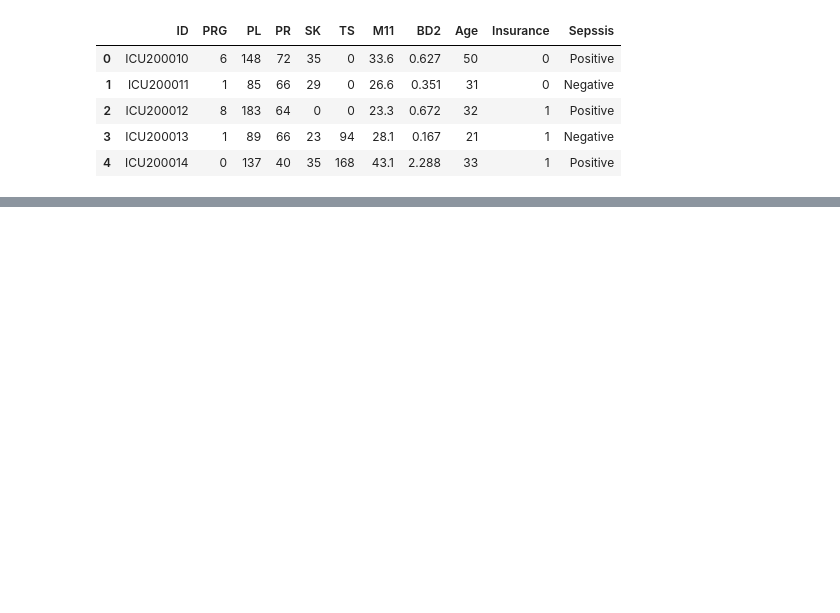
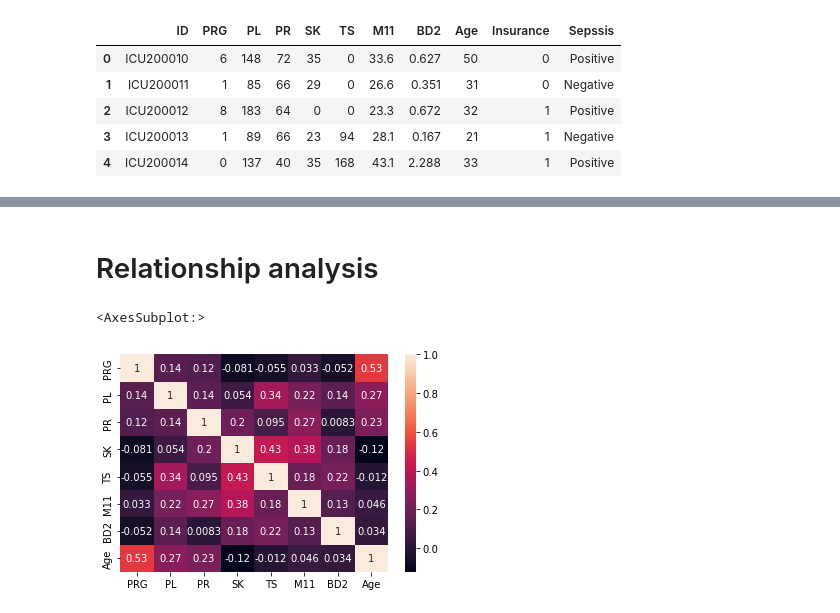
Before and after one commit to mixmav/machine-learning-A1-RMIT, a Jupyter notebook: solution/s3783375.ipynb, the cells around one changed output, grey strips where cells are left out. Drawn from its saved outputs; the diff is of its cells as text; code cells hidden in the pictures; blank space fills up the shorter version.

```diff
--- a/solution/s3783375.ipynb
+++ b/solution/s3783375.ipynb
@@ -1,9 +12,9 @@
 # %%
 import pandas as pd
-import matplotlib.pyplot as plt
 import numpy as np
+import seaborn as sns
 
-data = pd.read_csv('D:/Uni/machine-learning/assignments/1/solution/Paitients_Files_Train.csv', delimiter=',')
+data = pd.read_csv('D:/Uni/machine-learning/assignments/1/solution/Paitients_Files_Train.csv')
 data.head()
 # %% [output]
 |  | ID | PRG | PL | PR | SK | TS | M11 | BD2 | Age | Insurance | Sepssis |
@@ -41,0 +90,4 @@ VBox(children=(Tab(children=(Tab(children=(GridBox(children=(VBox(children=(Grid
+# %%
+patients = data.drop(['Insurance', 'ID'], axis = 1)
+
+patients.head()
@@ -41,0 +101,8 @@ VBox(children=(Tab(children=(Tab(children=(GridBox(children=(VBox(children=(Grid
+# %% [markdown]
+# Relationship analysis
+# %%
+correlation = patients.corr()
+sns.heatmap(correlation, xticklabels=correlation.columns, yticklabels=correlation.columns, annot=True)
+# %% [output]
+<AxesSubplot:>
+[figure, added]
```
Also changed, not shown: parts of 17 cells of this notebook, 1 other file.
